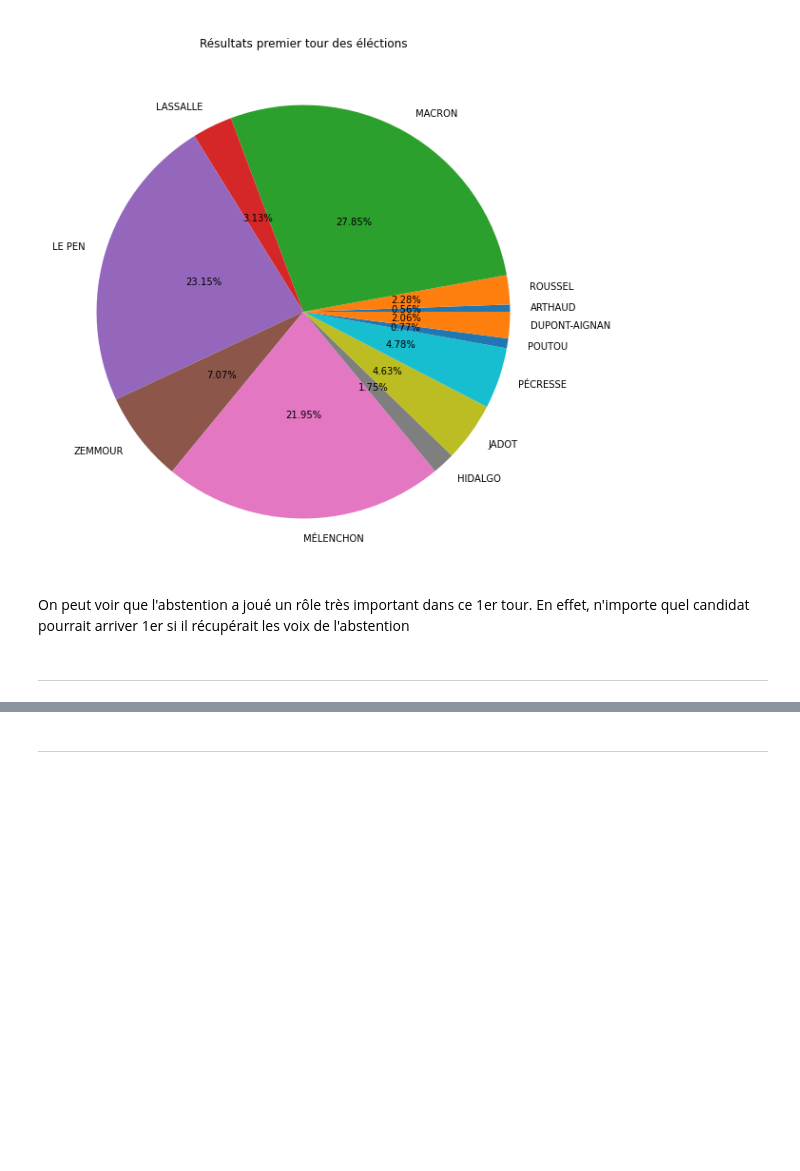
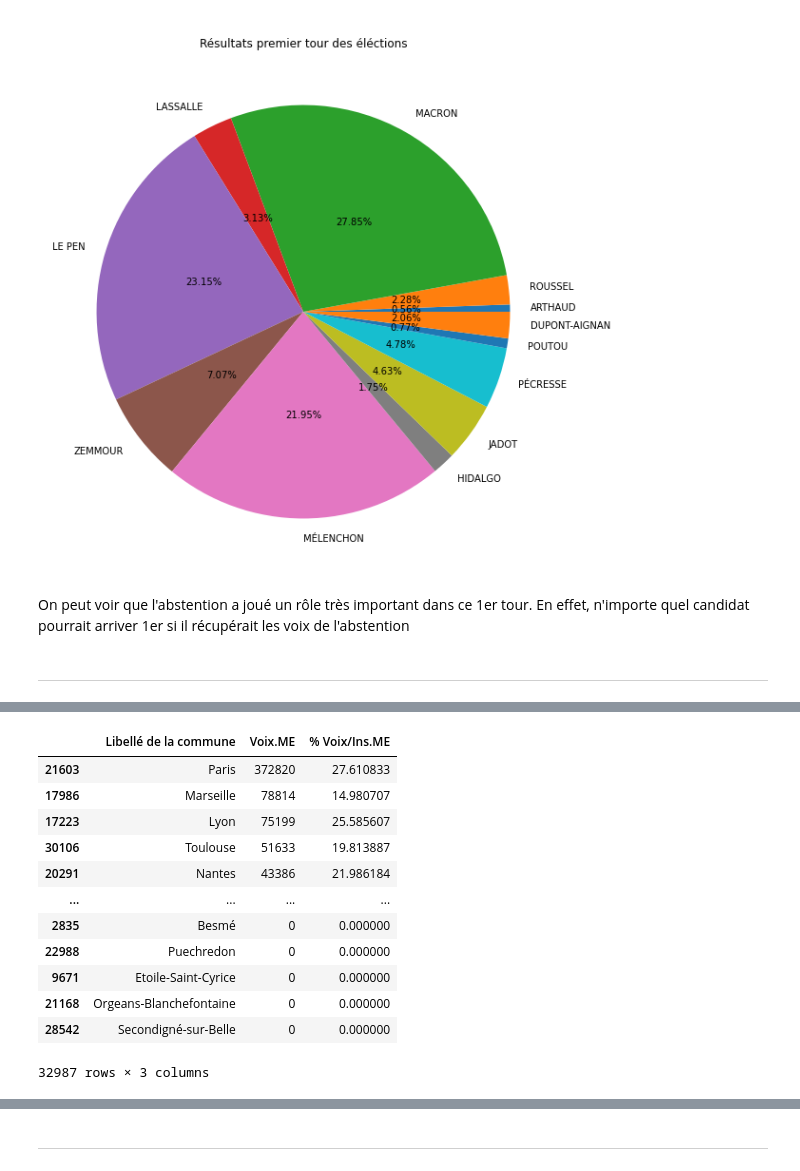
Before and after one commit to BaderEK/AnalyseDeDonnees, a Jupyter notebook: Groupe 2/Groupe 2/rendu.ipynb, the cells around one changed output, grey strips where cells are left out. Cells and saved outputs as stored; diff of their text form; code cells hidden in the pictures; blank space fills up the shorter version.

```diff
--- a/Groupe 2/Groupe 2/rendu.ipynb
+++ b/Groupe 2/Groupe 2/rendu.ipynb
@@ -176,0 +398,16 @@ max(df_LJ_dep['Voix.LJ'])
+# %%
+comm_candidat('Voix.ME', '% Voix/Ins.ME', 1, False)
+# %% [output]
+|  | Libellé de la commune | Voix.ME | % Voix/Ins.ME |
+| 21603 | Paris | 372820 | 27.610833 |
+| 17986 | Marseille | 78814 | 14.980707 |
+| 17223 | Lyon | 75199 | 25.585607 |
+| 30106 | Toulouse | 51633 | 19.813887 |
+| 20291 | Nantes | 43386 | 21.986184 |
+| ... | ... | ... | ... |
+| 2835 | Besmé | 0 | 0.000000 |
+| 22988 | Puechredon | 0 | 0.000000 |
+| 9671 | Etoile-Saint-Cyrice | 0 | 0.000000 |
+| 21168 | Orgeans-Blanchefontaine | 0 | 0.000000 |
+| 28542 | Secondigné-sur-Belle | 0 | 0.000000 |
+32987 rows × 3 columns
```
Also changed, not shown: parts of 51 cells of this notebook.
